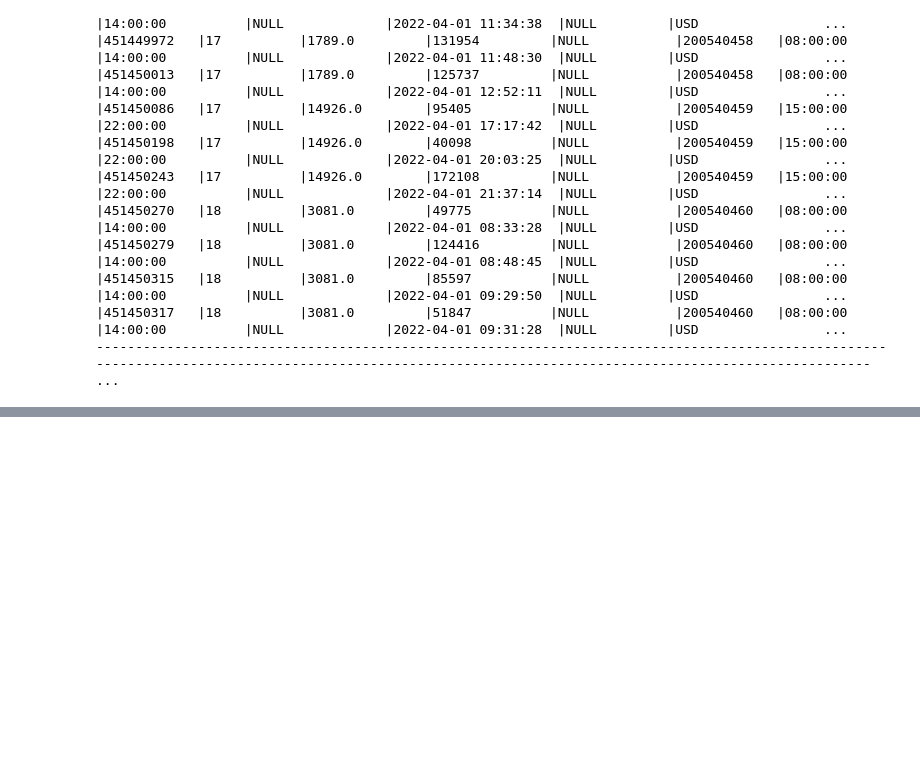
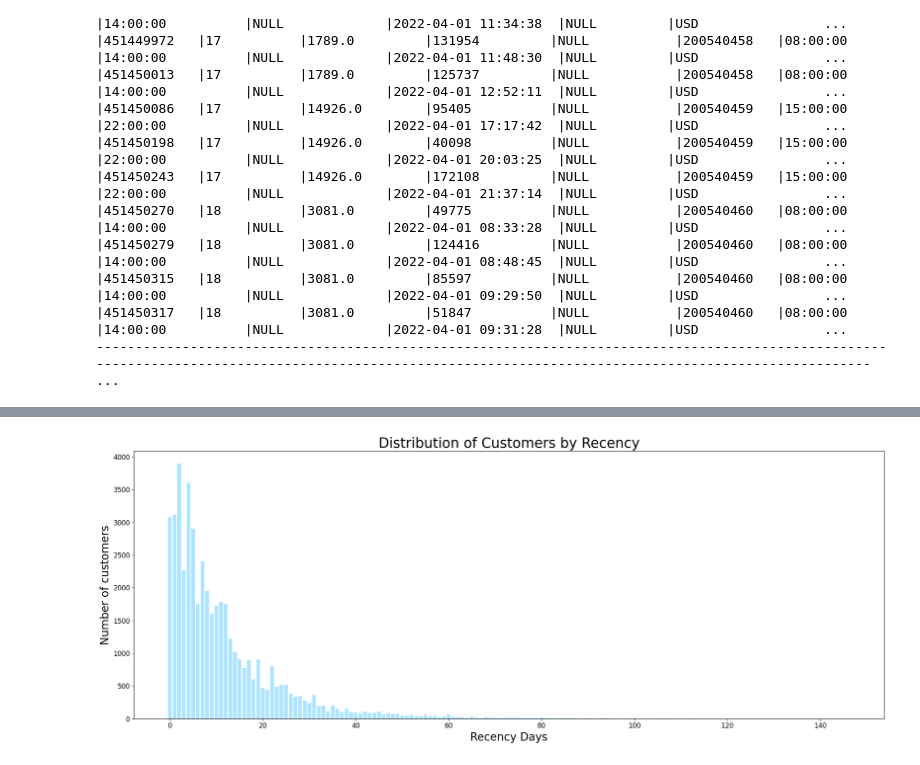
Before and after one commit to cshiwei330/ICP-ASG3-Insightify, a Jupyter notebook: Churn Prediction Model.ipynb, the cells around one changed output, grey strips where cells are left out. Cells and saved outputs as stored; diff of their text form; code cells hidden in the pictures; blank space fills up the shorter version.

Commit message:
did data exploration for churn + streamlit set up

```diff
--- a/Churn Prediction Model.ipynb
+++ b/Churn Prediction Model.ipynb
@@ -208,0 +469,16 @@ order_header_df.show()
+# %%
+# Joining this table to the customer dataset that will be used for clustering later on
+temp_customer_freq = customer_monetary.select(['CUSTOMER_ID','TOTAL_SPENT','YEARS_WITH_US','MONETARY_VALUE'])
+customer_final = temp_customer_freq.join(customer_final, customer_final.CUSTOMER_ID==temp_customer_freq.CUSTOMER_ID, lsuffix="", rsuffix="_MONETARY")
+# %%
+customer_final = customer_final.select(
+    ["CUSTOMER_ID", "TOTAL_SPENT",
+     "YEARS_WITH_US", "TOTAL_ORDER",
+     "RECENCY_DAYS", "CUSTOMER_FREQUENCY", "MONETARY_VALUE"])
+
+# Merge with customer details
+customer_final = customer_final.join(us_customer_df, customer_final.CUSTOMER_ID == us_customer_df.CUSTOMER_ID, lsuffix = "", rsuffix = "_enc")
+
+# Dropping of irrelevant and unnecessary columns that have been introduced during joining of dataframes in previous steps
+customer_final = customer_final.drop(["CUSTOMER_ID_ENC", "SIGN_UP_DATE"])
+customer_final.show(10)
@@ -208,0 +505,3 @@ order_header_df.show()
+# %%
+customer_by_recency = customer_final.group_by("RECENCY_DAYS").agg(F.count("CUSTOMER_ID").alias("NO_OF_CUST")).to_pandas()
+customer_by_recency.head()
@@ -208,0 +515,38 @@ order_header_df.show()
+# %%
+customer_by_recency.sort_values(by='RECENCY_DAYS', ascending=True, inplace=True) # Sort values in ascending order of customer
+recency_index = customer_by_recency['RECENCY_DAYS'].tolist()
+customer_values = customer_by_recency['NO_OF_CUST'].tolist()
+
+# Create a figure and subplot
+fig, V4 = plt.subplots(figsize=(20,8))
+
+# Create a bar chart
+V4.bar(recency_index,customer_values, align = 'center', color='#AFE4FE') # align define the alignment of x-ticks
+
+# Display data labels
+#for x,y in zip(recency_index,customer_values):
+
+#    label = x
+
+#    plt.annotate(label,
+#                 (x,y),
+#                 textcoords="offset points",
+#                 xytext=(30,-3),
+#                 fontsize = 10,
+#                 ha='center')
+
+# State title of plot and the axes labels
+V4.set_title('Distribution of Customers by Recency', fontsize = 25)
+V4.set_ylabel('Number of customers', fontsize = 20)
+V4.set_xlabel('Recency Days', fontsize = 20)
+
+# Set font size of ticks on the x-axis and y-axis
+V4.tick_params(labelsize = 12, axis ='both')
+
+# Set tight layout for figure
+fig.tight_layout()
+
+# Display plot
+plt.show()
+# %% [output]
+[figure, added]
```
Also changed, not shown: parts of 41 cells of this notebook, 1 other file.
